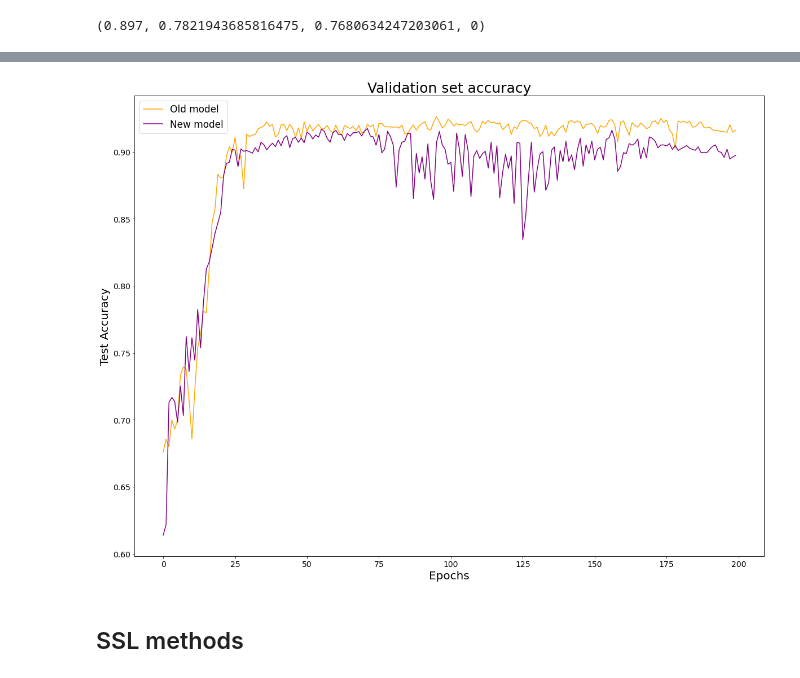
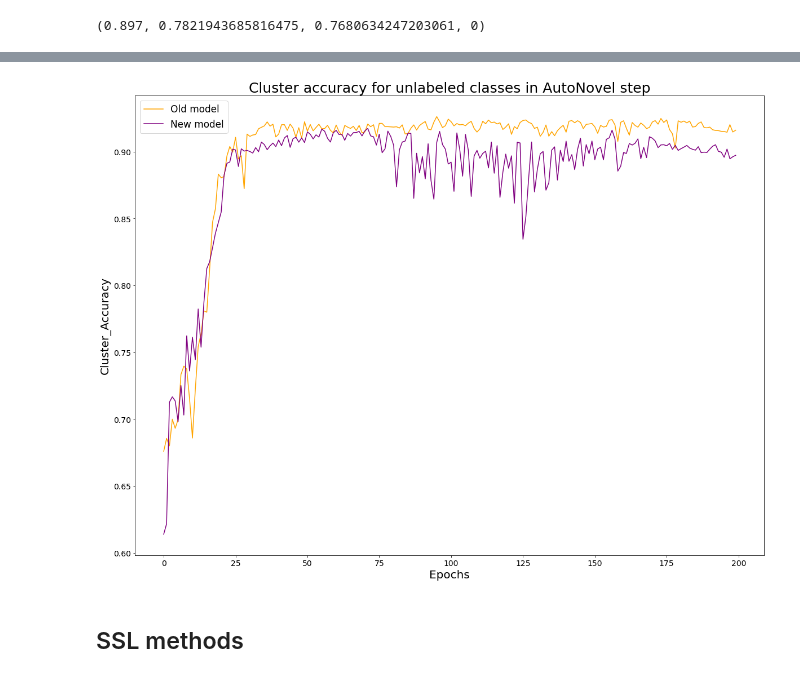
Before and after one commit to KevinDepedri/Novel-Class-Discovery, a Jupyter notebook: autoNovel/Preparing_graphs_for_SSL.ipynb, the cells around one changed output, grey strips where cells are left out. Saved outputs shown, nothing was run; the diff lists cells and outputs as text; code cells hidden in the pictures.

```diff
--- a/autoNovel/Preparing_graphs_for_SSL.ipynb
+++ b/autoNovel/Preparing_graphs_for_SSL.ipynb
@@ -384,18 +416,18 @@ run_old_NCL
 # %%
 fig, ax= plt.subplots(figsize=(20, 15));
 ax.plot(run_old_NCL.cluster_acc_Head_2.tolist(), color='orange',label="Old model") ;
 ax.plot(run_new_NCL.cluster_acc_Head_2.tolist(), color='purple',label="New model") ;
 
 ax.set_xlabel('Epochs',fontsize=20);
-ax.set_ylabel('Test Accuracy',fontsize=20);
-ax.set_title('Validation set accuracy',fontsize=25);
+ax.set_ylabel('Cluster_Accuracy',fontsize=20);
+ax.set_title('Cluster accuracy for unlabeled classes in AutoNovel step',fontsize=25);
 plt.xticks(fontsize=14)
 plt.yticks(fontsize=14)
 plt.legend(loc='best', framealpha=0.8,fontsize=17)
-
+plt.savefig('images/Model_comparision_for_diff_resnet_AN_STEP.png')
 plt.show()
 # %% [output]
-[figure, old version]
+[figure, new version]
 # %% [markdown]
 ## SSL methods
 # %%
```
Also changed, not shown: parts of 49 cells of this notebook, 7 other files.
